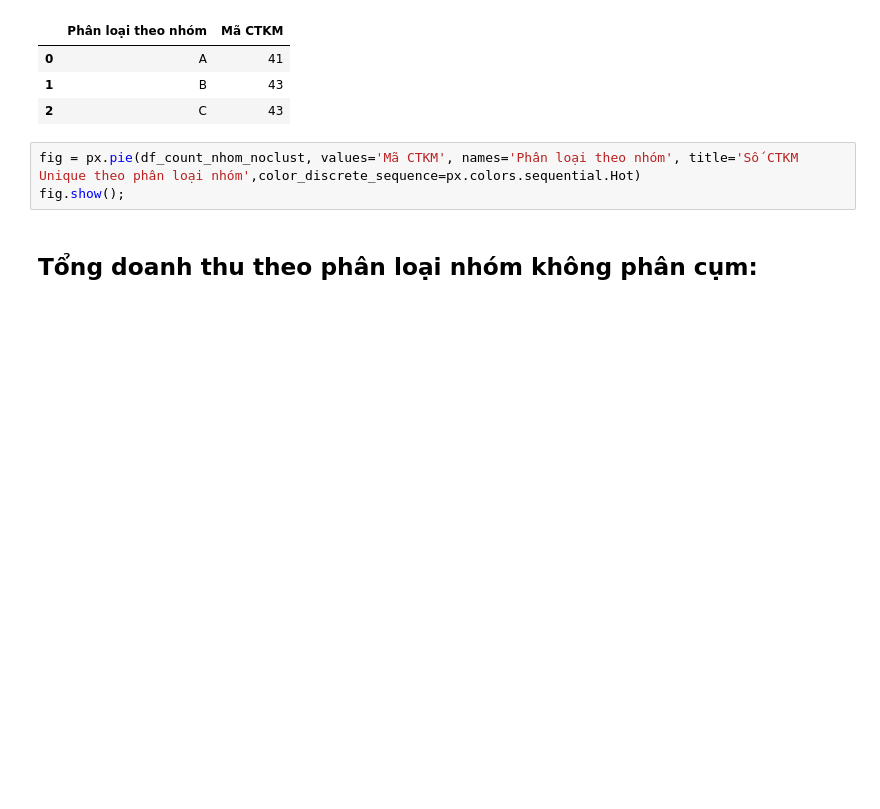
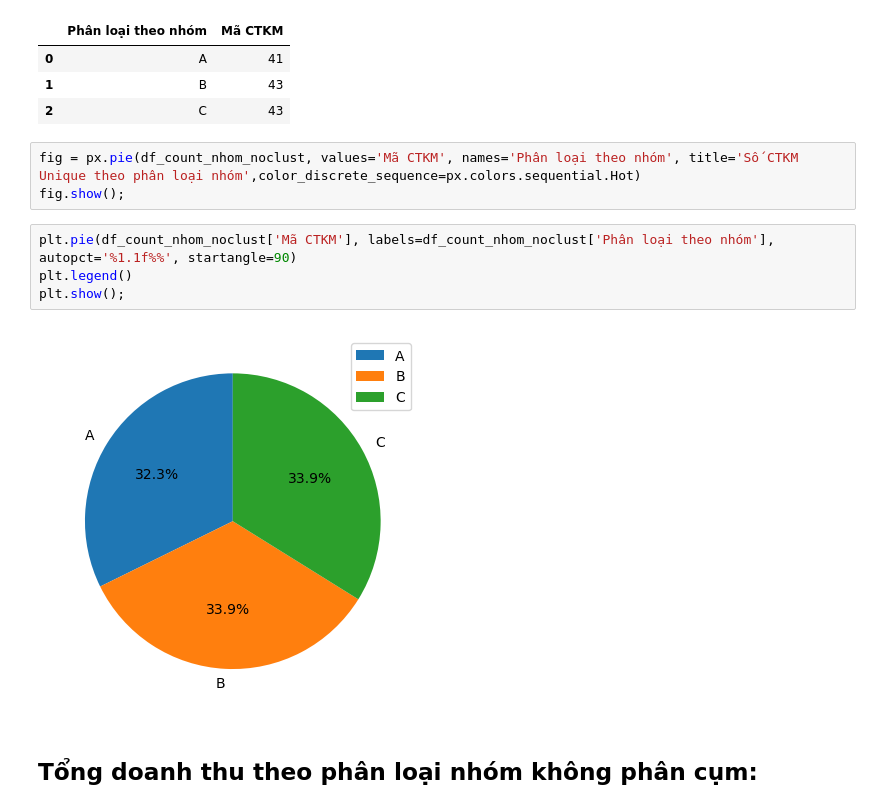
Before and after one commit to tuancaokaizen/dataproject, a Jupyter notebook: taskkdr.ipynb, the cells around one changed output. Drawn from its saved outputs; the diff is of its cells as text; blank space fills up the shorter version.

```diff
--- a/taskkdr.ipynb
+++ b/taskkdr.ipynb
@@ -926,6 +938,12 @@ df_count_nhom_noclust
 # %%
 fig = px.pie(df_count_nhom_noclust, values='Mã CTKM', names='Phân loại theo nhóm', title='Số CTKM Unique theo phân loại nhóm',color_discrete_sequence=px.colors.sequential.Hot)
 fig.show();
+# %%
+plt.pie(df_count_nhom_noclust['Mã CTKM'], labels=df_count_nhom_noclust['Phân loại theo nhóm'], autopct='%1.1f%%', startangle=90)
+plt.legend()
+plt.show();
+# %% [output]
+[figure, added]
 # %% [markdown]
 ## Tổng doanh thu theo phân loại nhóm không phân cụm:
 # %%
```
Also changed, not shown: parts of 3 cells of this notebook.
